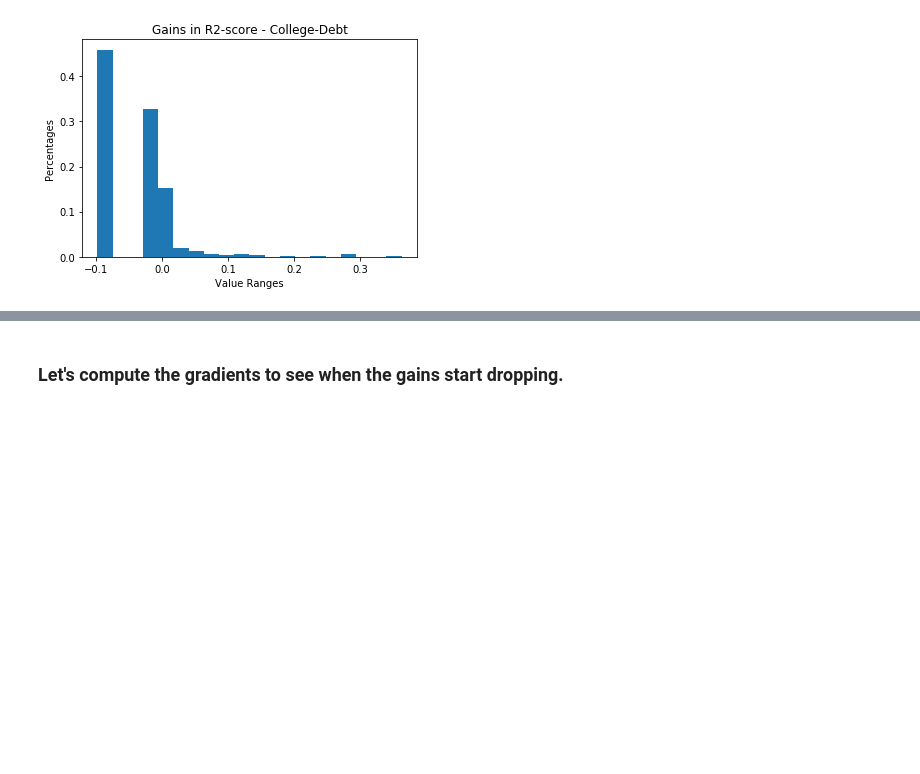
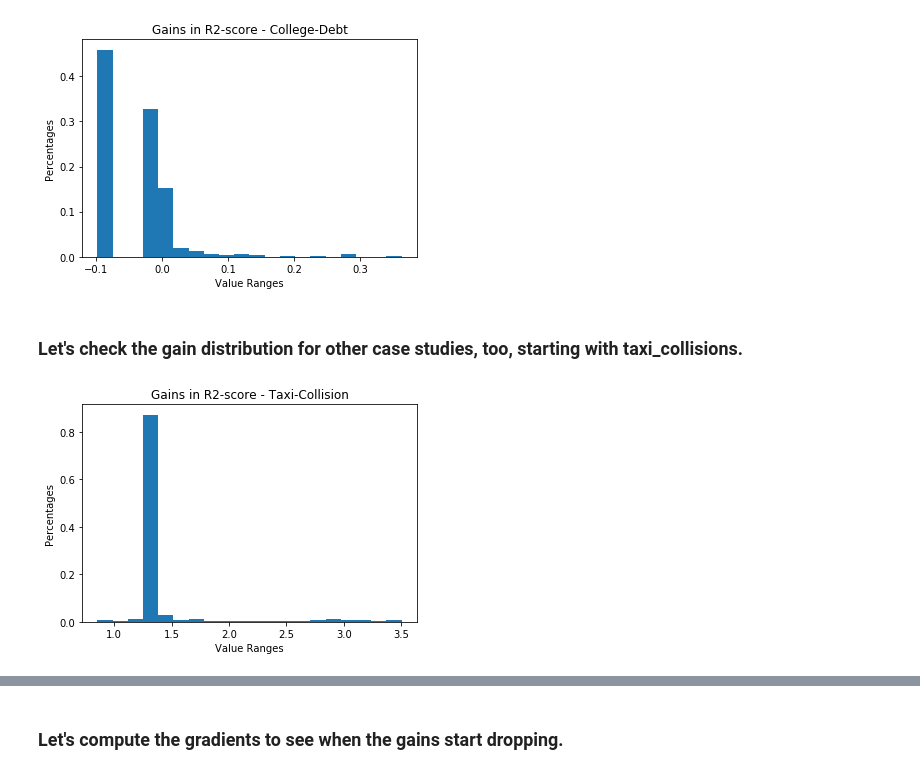
Before and after one commit to VIDA-NYU/prida, a Jupyter notebook: improvement-prediction/learning_random_gains/Gradient-based gains.ipynb, the cells around one changed output, grey strips where cells are left out. Drawn from its saved outputs; the diff is of its cells as text; code cells hidden in the pictures; blank space fills up the shorter version.

```diff
--- a/improvement-prediction/learning_random_gains/Gradient-based gains.ipynb
+++ b/improvement-prediction/learning_random_gains/Gradient-based gains.ipynb
@@ -123,3 +123,11 @@ gains = college_candidate_gains['gain_in_r2_score']
 plot_histogram('College-Debt', gains)
 # %% [output]
 [figure]
+# %% [markdown]
+### Let's check the gain distribution for other case studies, too, starting with taxi_collisions.
+# %%
+taxi_collision = pd.read_csv('../classification/taxi-vehicle-collision-different-class-definitions.csv')
+gains = taxi_collision['gain_in_r2_score']
+plot_histogram('Taxi-Collision', gains)
+# %% [output]
+[figure, added]
```
Also changed, not shown: parts of 2 cells of this notebook, 1 other file.
